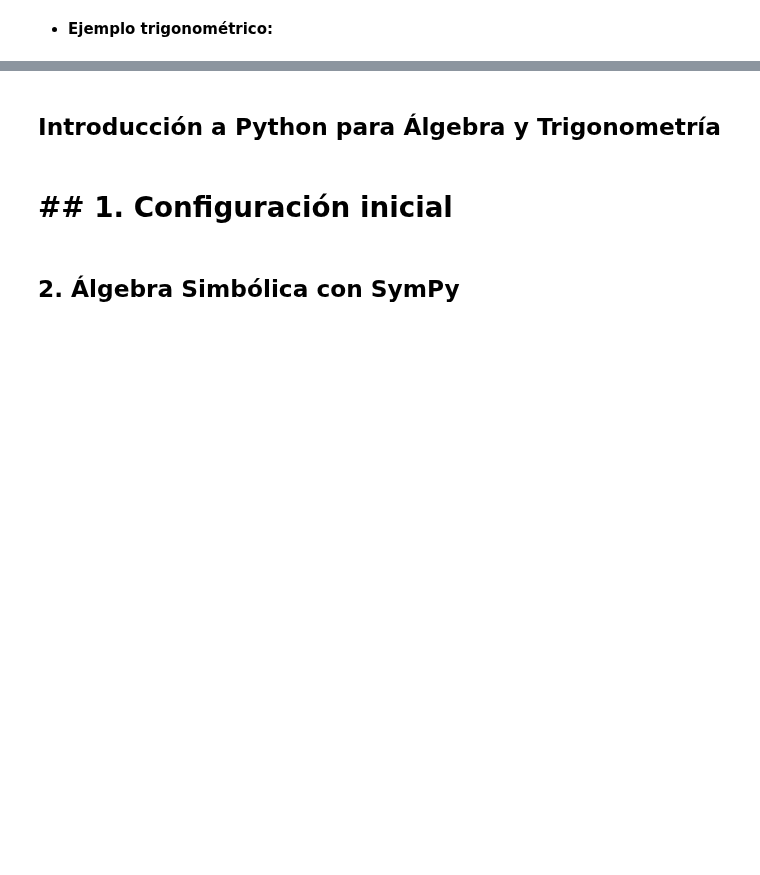
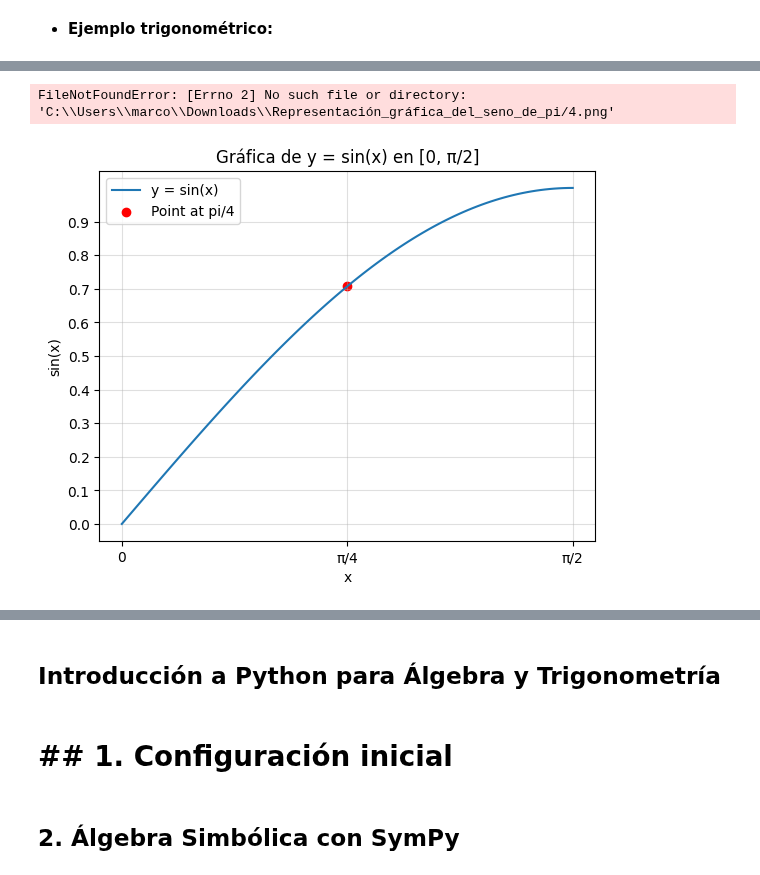
Before and after one commit to marco-canas/algebra_y_trigonometria, a Jupyter notebook: classes/1_IntroductionPythonJupyterNotebooks/1_class_python_for_math/1_intro_python_languaje.ipynb, the cells around one changed output, grey strips where cells are left out. Drawn from its saved outputs; the diff is of its cells as text; code cells hidden in the pictures; blank space fills up the shorter version.

```diff
--- a/classes/1_IntroductionPythonJupyterNotebooks/1_class_python_for_math/1_intro_python_languaje.ipynb
+++ b/classes/1_IntroductionPythonJupyterNotebooks/1_class_python_for_math/1_intro_python_languaje.ipynb
@@ -398,0 +293,23 @@ Este diseño sigue los lineamientos del programa de la **Universidad de Antioqui
+# %%
+import numpy as np
+
+import matplotlib.pyplot as plt
+
+x = np.linspace(0, np.pi/2, 100)
+y = np.sin(x)
+
+plt.plot(x, y, label='y = sin(x)')
+plt.scatter(np.pi/4, np.sin(np.pi/4), color='red', label='Point at pi/4')
+plt.xlabel('x')
+plt.ylabel('sin(x)')
+plt.yticks(np.arange(0, 1, 0.1))
+plt.xticks([0, np.pi/4, np.pi/2], ['0', 'π/4', 'π/2'])
+plt.title('Gráfica de y = sin(x) en [0, π/2]')
+plt.grid(True)
+plt.legend()
+plt.grid(alpha = 0.4)
+plt.savefig(r"C:\Users\marco\Downloads\Representación_gráfica_del_seno_de_pi/4.png")
+plt.show()
+# %% [output]
+FileNotFoundError: [Errno 2] No such file or directory: 'C:\\Users\\marco\\Downloads\\Representación_gráfica_del_seno_de_pi/4.png'
+[figure, added]
```
Also changed, not shown: parts of 34 cells of this notebook, 4 other files.
